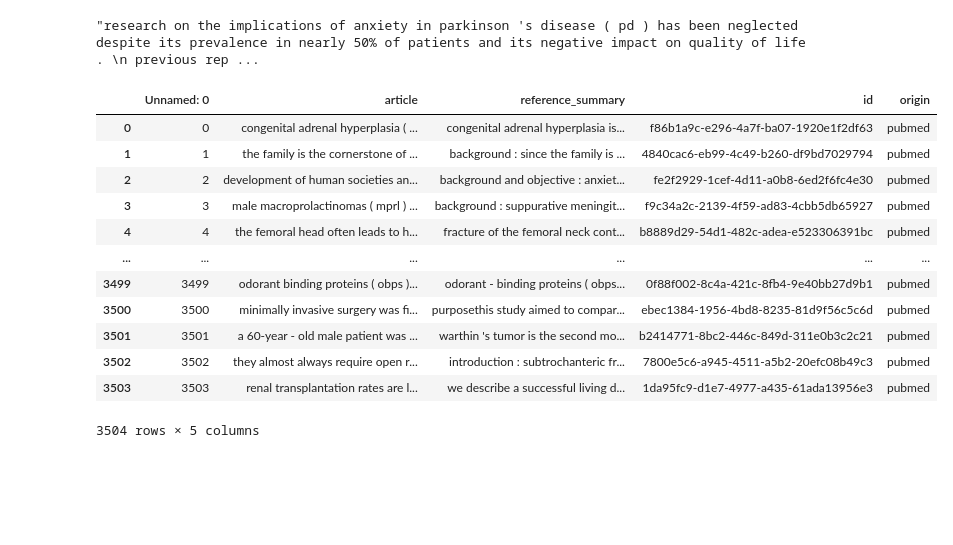
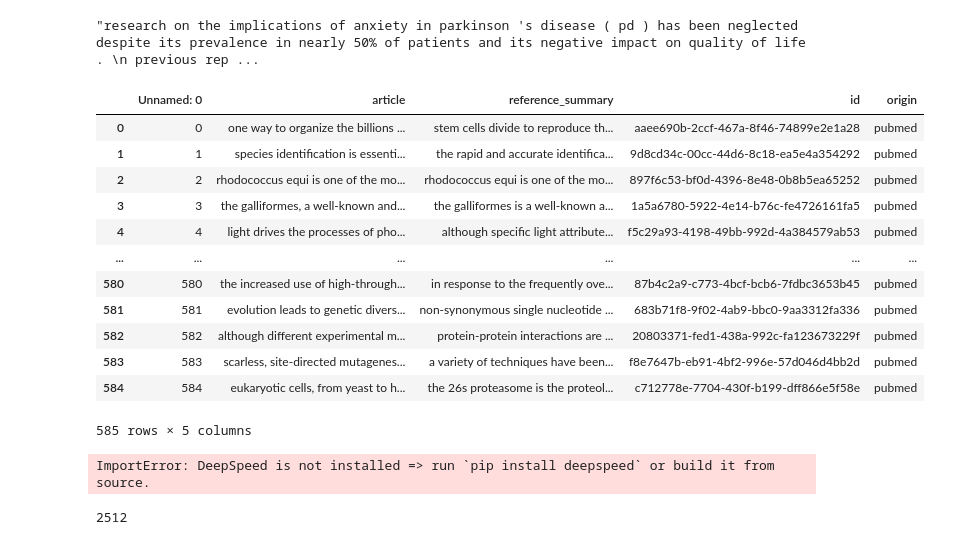
Before and after one commit to sanjanaramprasad/factual_annotation_llm_summaries, a Jupyter notebook: dataset_creators/notebooks/Pubmed_MakeSample.ipynb, the cells around one changed output. Drawn from its saved outputs; the diff is of its cells as text; code cells hidden in the pictures; blank space fills up the shorter version.

```diff
--- a/dataset_creators/notebooks/Pubmed_MakeSample.ipynb
+++ b/dataset_creators/notebooks/Pubmed_MakeSample.ipynb
@@ -117,19 +131,19 @@ dataset['abstract'][0]
 # %% [output]
 "research on the implications of anxiety in parkinson 's disease ( pd ) has been neglected despite its prevalence in nearly 50% of patients and its negative impact on quality of life . \n previous rep ...
 # %%
-# df = pd.read_csv('/home/ramprasad.sa/factual_annotation_llm_summaries/datasets/pubmed/test_sample.csv')
-# df
+df = pd.read_csv('/home/ramprasad.sa/factual_annotation_llm_summaries/datasets/pubmed/test_sample.csv')
+df
 # %% [output]
 |  | Unnamed: 0 | article | reference_summary | id | origin |
-| 0 | 0 | congenital adrenal hyperplasia ( ... | congenital adrenal hyperplasia is... | f86b1a9c-e296-4a7f-ba07-1920e1f2df63 | pubmed |
-| 1 | 1 | the family is the cornerstone of ... | background : since the family is ... | 4840cac6-eb99-4c49-b260-df9bd7029794 | pubmed |
-| 2 | 2 | development of human societies an... | background and objective : anxiet... | fe2f2929-1cef-4d11-a0b8-6ed2f6fc4e30 | pubmed |
-| 3 | 3 | male macroprolactinomas ( mprl ) ... | background : suppurative meningit... | f9c34a2c-2139-4f59-ad83-4cbb5db65927 | pubmed |
-| 4 | 4 | the femoral head often leads to h... | fracture of the femoral neck cont... | b8889d29-54d1-482c-adea-e523306391bc | pubmed |
+| 0 | 0 | one way to organize the billions ... | stem cells divide to reproduce th... | aaee690b-2ccf-467a-8f46-74899e2e1a28 | pubmed |
+| 1 | 1 | species identification is essenti... | the rapid and accurate identifica... | 9d8cd34c-00cc-44d6-8c18-ea5e4a354292 | pubmed |
+| 2 | 2 | rhodococcus equi is one of the mo... | rhodococcus equi is one of the mo... | 897f6c53-bf0d-4396-8e48-0b8b5ea65252 | pubmed |
+| 3 | 3 | the galliformes, a well-known and... | the galliformes is a well-known a... | 1a5a6780-5922-4e14-b76c-fe4726161fa5 | pubmed |
+| 4 | 4 | light drives the processes of pho... | although specific light attribute... | f5c29a93-4198-49bb-992d-4a384579ab53 | pubmed |
 | ... | ... | ... | ... | ... | ... |
-| 3499 | 3499 | odorant binding proteins ( obps )... | odorant - binding proteins ( obps... | 0f88f002-8c4a-421c-8fb4-9e40bb27d9b1 | pubmed |
-| 3500 | 3500 | minimally invasive surgery was fi... | purposethis study aimed to compar... | ebec1384-1956-4bd8-8235-81d9f56c5c6d | pubmed |
-| 3501 | 3501 | a 60-year - old male patient was ... | warthin 's tumor is the second mo... | b2414771-8bc2-446c-849d-311e0b3c2c21 | pubmed |
-| 3502 | 3502 | they almost always require open r... | introduction : subtrochanteric fr... | 7800e5c6-a945-4511-a5b2-20efc08b49c3 | pubmed |
-| 3503 | 3503 | renal transplantation rates are l... | we describe a successful living d... | 1da95fc9-d1e7-4977-a435-61ada13956e3 | pubmed |
+| 580 | 580 | the increased use of high-through... | in response to the frequently ove... | 87b4c2a9-c773-4bcf-bcb6-7fdbc3653b45 | pubmed |
+| 581 | 581 | evolution leads to genetic divers... | non-synonymous single nucleotide ... | 683b71f8-9f02-4ab9-bbc0-9aa3312fa336 | pubmed |
+| 582 | 582 | although different experimental m... | protein-protein interactions are ... | 20803371-fed1-438a-992c-fa123673229f | pubmed |
+| 583 | 583 | scarless, site-directed mutagenes... | a variety of techniques have been... | f8e7647b-eb91-4bf2-996e-57d046d4bb2d | pubmed |
+| 584 | 584 | eukaryotic cells, from yeast to h... | the 26s proteasome is the proteol... | c712778e-7704-430f-b199-dff866e5f58e | pubmed |
-3504 rows × 5 columns
+585 rows × 5 columns
@@ -135,0 +156,20 @@ dataset['abstract'][0]
+# %%
+from transformers import T5Tokenizer, T5ForConditionalGeneration
+import torch
+import accelerate
+
+# Prepare deepspeed
+deepspeed = accelerate.DeepSpeedPlugin(gradient_accumulation_steps=1,
+                                       zero3_init_flag=False,
+                                       zero_stage=3,
+                                       offload_optimizer_device="cuda",
+                                       offload_param_device="cpu")
+accelerator = accelerate.Accelerator(deepspeed_plugin=deepspeed)
+accelerate.state.AcceleratorState().deepspeed_plugin.deepspeed_config['train_micro_batch_size_per_gpu'] = 1
+accelerate.state.AcceleratorState()
+# %% [output]
+ImportError: DeepSpeed is not installed => run `pip install deepspeed` or build it from source.
+# %%
+len(df['article'].values[0].split(' '))
+# %% [output]
+2512
```
Also changed, not shown: parts of 10 cells of this notebook, 22 other files.
